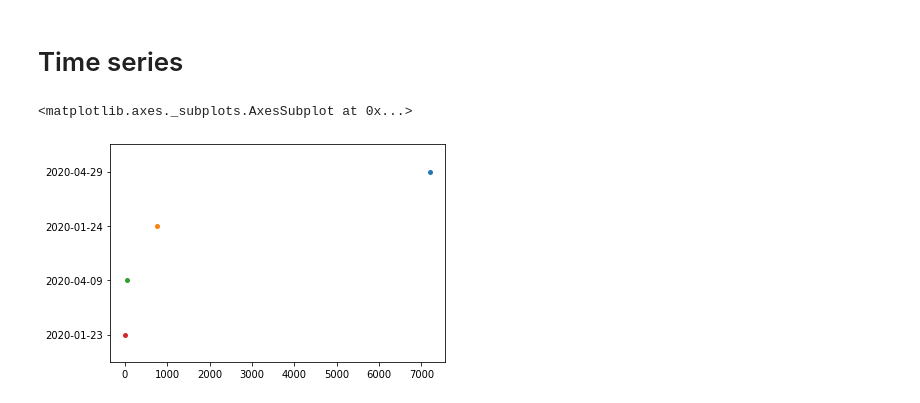
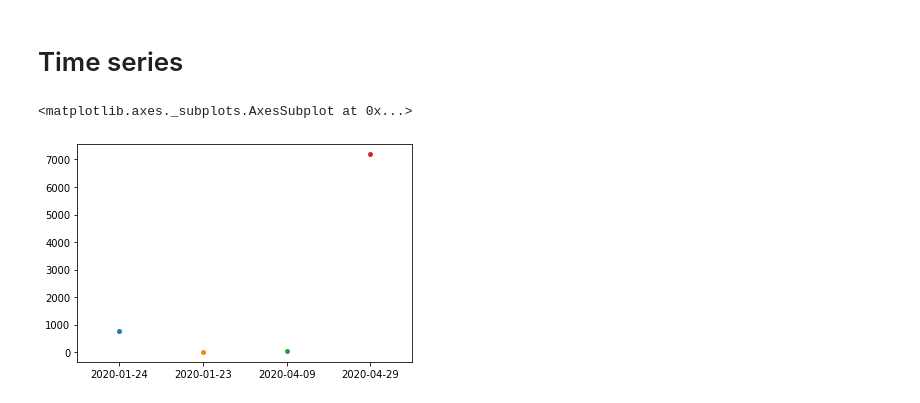
Before and after one commit to tomashege/research_project, a Jupyter notebook: Tomas/sentiment.ipynb, the cells around one changed output. Saved outputs shown, nothing was run; the diff lists cells and outputs as text; code cells hidden in the pictures.

```diff
--- a/Tomas/sentiment.ipynb
+++ b/Tomas/sentiment.ipynb
@@ -201,7 +202,7 @@ for i in zip(x,y):
 #YOU MUST FIRST RUN THIS COMMAND python3 -m spacy download en_core_web_sm
 # nlp = spacy.load("en_core_web_sm") -> this command does not seem to work(stck over flow  and below wrk)
 nlp = spacy.load('en')
-doc = nlp('South Africa and Canada are going to talk next thursday')
+doc = nlp('South Africa and Canada are going to talk next thursday in Cape Town')
 [(x.text,x.label_) for x in doc.ents]
 #displacy.render(doc, style='ent')
 # %% [output]
@@ -524,18 +540,32 @@ for i in range(0, len(df)):
 # %%
 #df.dtypes
 dir(sns)
 df["created_at"] = pd.to_datetime(df["created_at"])
 #df.dtypes
 #df['created_at'].plot(linewidth=5)
 dates = []
-df["created_at"][300].date()
+#df["created_at"][300].date()
 
 dates = [str(i.date()) for i in df["created_at"]]
-count = Counter(dates)
-x,y=list(map(list,zip(*count.most_common())))
+counts = Counter(dates)
+count = {}
+for i in dates[::-1]: # reverse
+    count[i] = 0
+
+for i in dates:
+    #print(i)
+    count[i]
+    try:
+        count[i] = count[i]+1
+    except(KeyError):
+        print(i)
+
+# sns.swarmplot(x=y,y=x)
+#sns.kdeplot(y, shade=True)
+y = list(count.keys())
+x = list(count.values())
 sns.swarmplot(x=y,y=x)
-#sns.kdeplot(y, shade=True);
 # %% [output]
 <matplotlib.axes._subplots.AxesSubplot at 0x...>
-[figure, old version]
+[figure, new version]
 # %%
```
Also changed, not shown: parts of 15 cells of this notebook, 1 other file.
